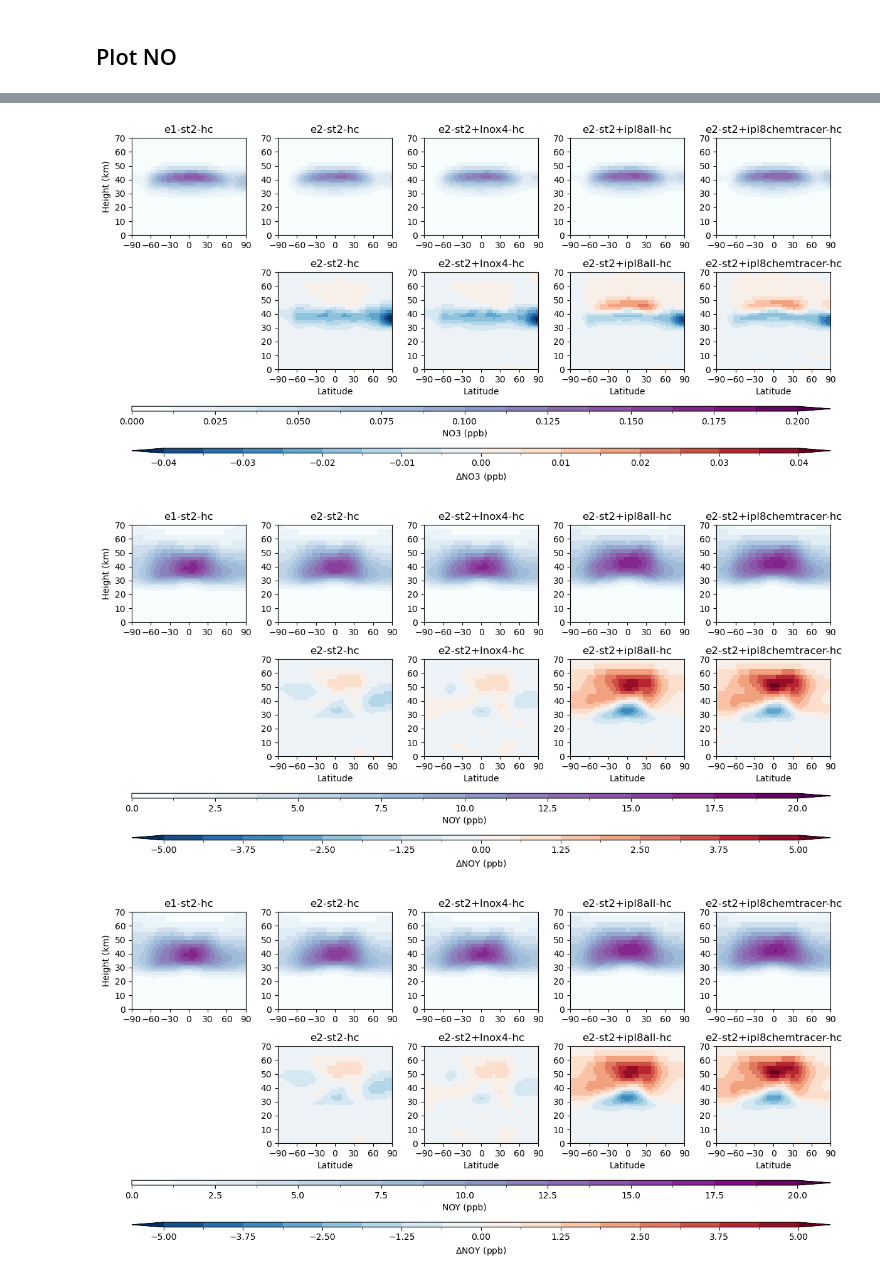
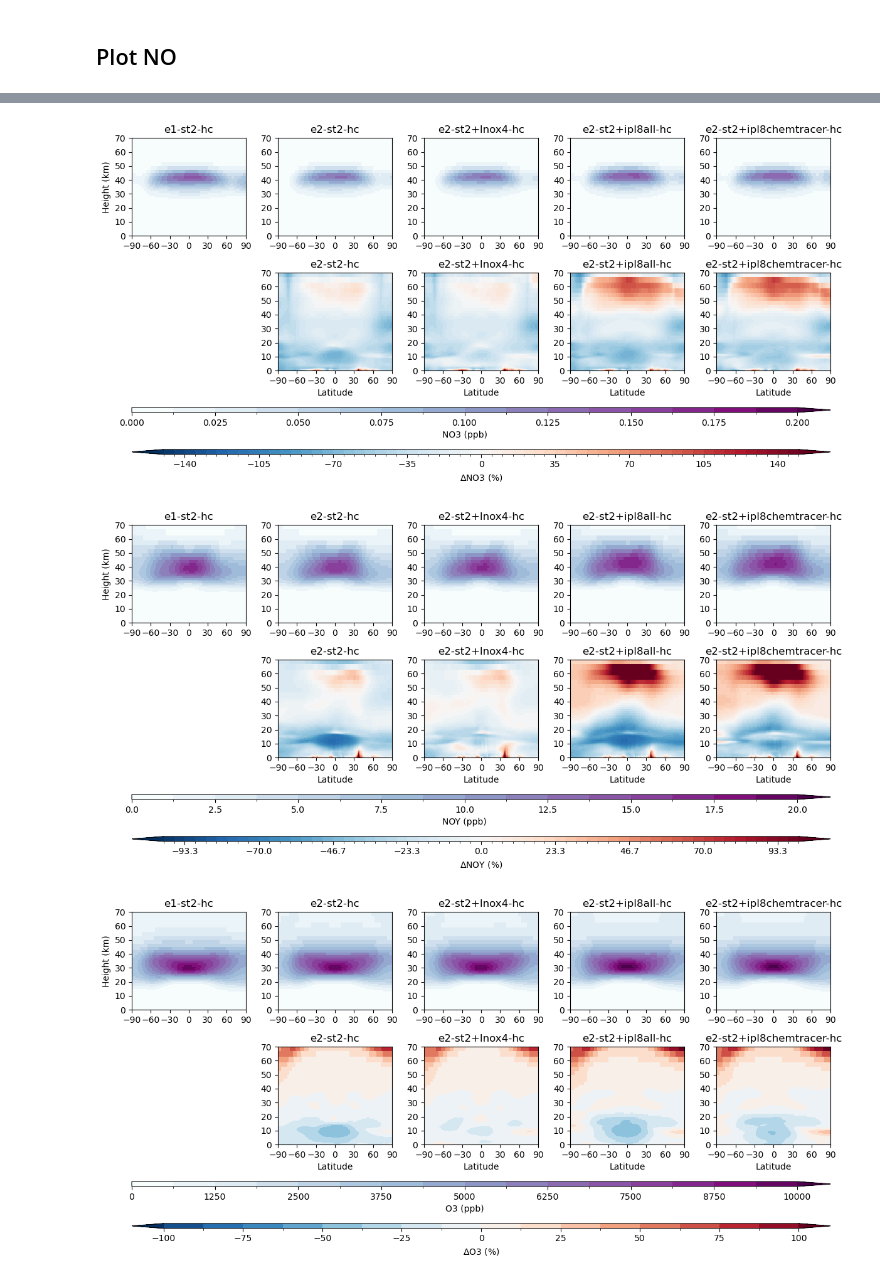
Before and after one commit to vichawans/group_python, a Jupyter notebook: informal/vs480/01_NOy-plot-zonal.ipynb, the cells around one changed output, grey strips where cells are left out. Drawn from its saved outputs; the diff is of its cells as text; code cells hidden in the pictures.

Commit message:
Changes for plotting

```diff
--- a/informal/vs480/01_NOy-plot-zonal.ipynb
+++ b/informal/vs480/01_NOy-plot-zonal.ipynb
@@ -196,16 +208,22 @@ def create_custom_subplots(
 # %%
 zonal_mean_ppb = {e: xr.Dataset() for e in datasets.keys()}
 
-molar_masses = {"no": CONST.M_NO, "no2": CONST.M_NO2, "no3": CONST.M_NO3}
+molar_masses = {
+    "no": CONST.M_NO,
+    "no2": CONST.M_NO2,
+    "no3": CONST.M_NO3,
+    "o3": CONST.M_O3,
+    "hono2": CONST.M_HONO2,
+    "mass_fraction_of_nitric_acid_in_air": CONST.M_HONO2,
+}
 
 for exp in zonal_mean_ppb.keys():
-    for species in ["no", "no2", "no3"]:
+    # for species in ["no", "no2", "no3", "o3"]:
+    for species in ["mass_fraction_of_nitric_acid_in_air"]:
         zonal_mean_ppb[exp][species] = (
             datasets[exp][species]
             .sel(time=slice("1865-01-01", "1895-01-01"))  # after spin-up
-            .mean(
-                dim=["lon", "time"],
-            )
+            .mean(dim=["lon", "time"])
             .load()
             / molar_masses[species]
             * CONST.M_AIR
@@ -247,7 +265,11 @@ def plot_zonal_mean(zonal_mean_ppb, species, vmax, diff_vmax):
 
     for i, exp in enumerate(zonal_mean_ppb.keys()):
         ax = axs[i + 5]
-        d_plot = zonal_mean_ppb[exp][species] - zonal_mean_ppb["e1-st2-hc"][species]
+        d_plot = (
+            (zonal_mean_ppb[exp][species] - zonal_mean_ppb["e1-st2-hc"][species])
+            / zonal_mean_ppb["e1-st2-hc"][species]
+            * 100
+        )
         heatmap_diff = d_plot.plot(
             ax=ax,
             x="lat",
@@ -256,7 +278,7 @@ def plot_zonal_mean(zonal_mean_ppb, species, vmax, diff_vmax):
             vmax=diff_vmax,
             vmin=-diff_vmax,
             cmap=plt.cm.RdBu_r,
-            levels=17,
+            levels=61,
             extend="both",
         )
 
@@ -293,7 +315,7 @@ def plot_zonal_mean(zonal_mean_ppb, species, vmax, diff_vmax):
         extend="both",
         orientation="horizontal",
     )
-    clb.ax.set_xlabel(f"$\Delta${species.upper()} (ppb)")
+    clb.ax.set_xlabel(f"$\Delta${species.upper()} (%)")
 
     axs[5].remove()
 
@@ -323,25 +345,25 @@ fig, ax = plot_zonal_mean(
     zonal_mean_ppb=zonal_mean_ppb,
     species="no3",
     vmax=0.2,
-    diff_vmax=0.04,
+    diff_vmax=150,
 )
 # %% [output]
-[figure, old version]
+[figure, new version]
 # %%
 fig, ax = plot_zonal_mean(
     zonal_mean_ppb=zonal_mean_ppb,
     species="noy",
     vmax=20,
-    diff_vmax=5,
+    diff_vmax=100,
 )
 # %% [output]
-[figure, old version]
+[figure, new version]
 # %%
 fig, ax = plot_zonal_mean(
     zonal_mean_ppb=zonal_mean_ppb,
     species="o3",
-    vmax=40,
-    diff_vmax=40,
+    vmax=10000,
+    diff_vmax=100,
 )
 # %% [output]
-[figure, old version]
+[figure, new version]
```
Also changed, not shown: parts of 7 cells of this notebook, 2 other files.
